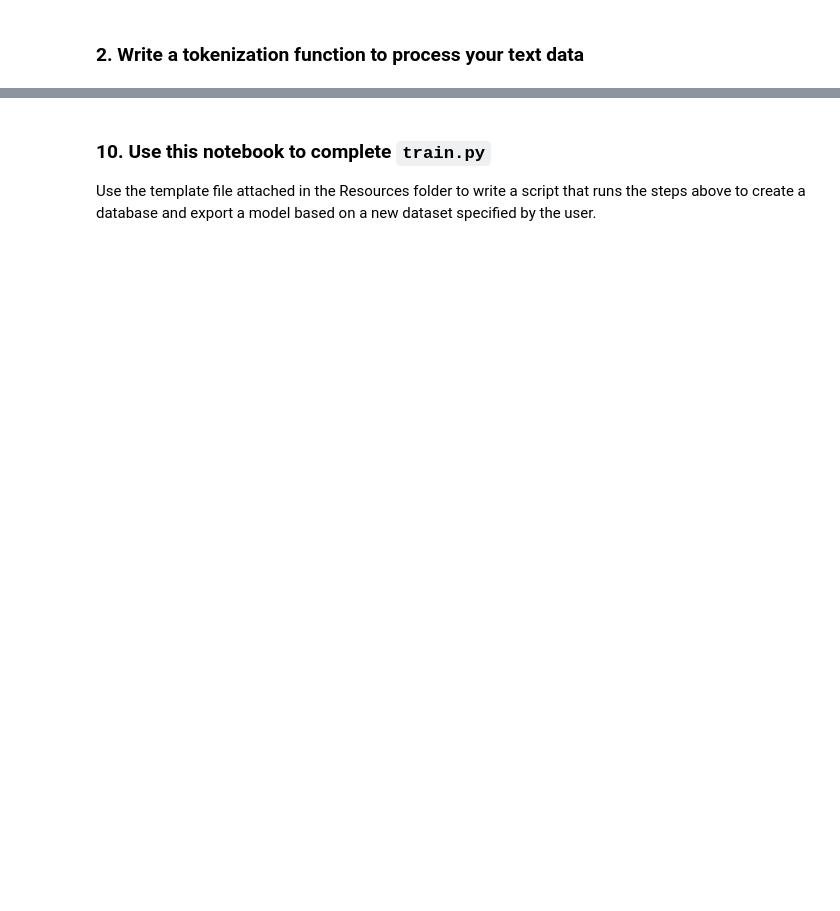
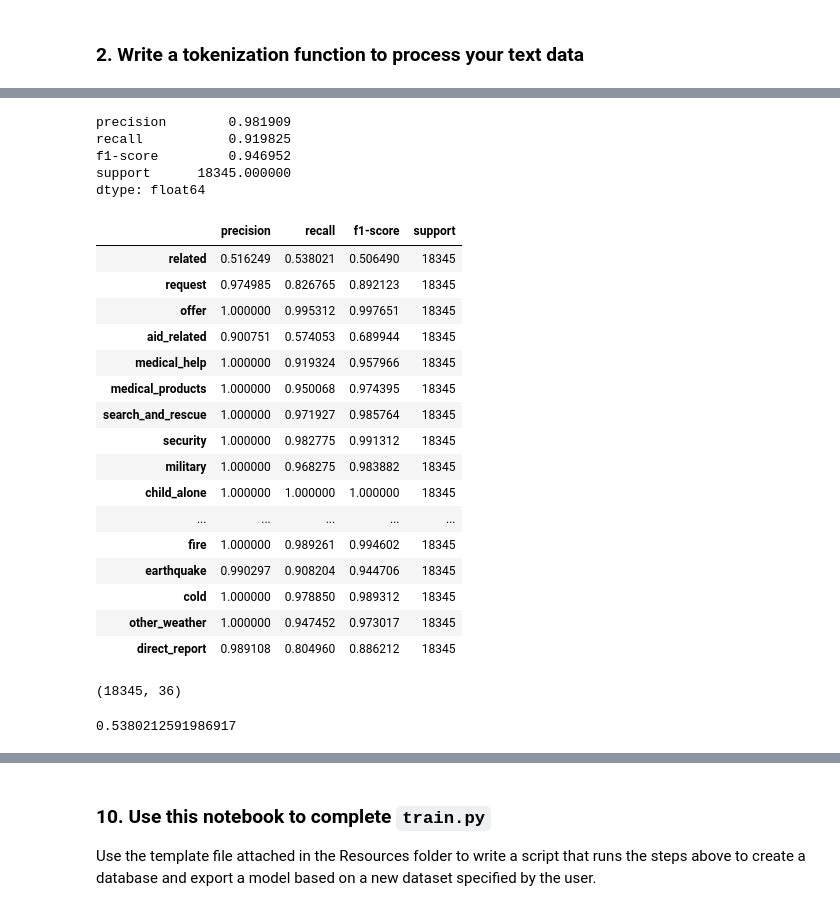
Before and after one commit to binh-bk/nltk-message-response, a Jupyter notebook: ML Pipeline Preparation.ipynb, the cells around one changed output, grey strips where cells are left out. Cells and saved outputs as stored; diff of their text form; code cells hidden in the pictures; blank space fills up the shorter version.

```diff
--- a/ML Pipeline Preparation.ipynb
+++ b/ML Pipeline Preparation.ipynb
@@ -271,0 +246,28 @@ weighted avg       0.95      0.80      0.86      7863
+# %%
+# we can fix some features and fine tune by another run
+X_train, X_test, Y_train, Y_test = train_test_split(X, Y, test_size=0.7, random_state=1)
+pipeline_knn = Pipeline([
+    ('vect', CountVectorizer(tokenizer=tokenize, ngram_range=(1,1))),
+    ('tfidf', TfidfTransformer()),
+    ('clf', MultiOutputClassifier(KNeighborsClassifier()))
+])
+parameters = {
+#         'vect__stop_words': (None, 'english'),
+#         'vect__ngram_range': ((1, 1)),
+        'vect__max_df': (0.25, 0.5, 0.75),
+        'vect__max_features': (500, 1000, 2000),
+        'tfidf__use_idf': (True, False),
+#         'tfidf__smooth_idf': (True, False),
+#         'tfidf__sublinear_tf': (True, False),
+        'clf__estimator__n_neighbors': [5, 10, 20],
+#         'clf__estimator__weights': ['uniform', 'distance'],
+#         'clf__estimator__algorithm': ['auto', 'ball_tree', 'kd_tree', 'brute'],
+#         'clf__estimator__leaf_size': [1,10,30,50],
+#         'clf__estimator__p': [1,2,3]
+    }
+cv = GridSearchCV(pipeline_knn, param_grid=parameters, cv=5, verbose=True, n_jobs=12)
+
+start = time.time()
+cv.fit(X_train, Y_train)
+last_for = time.time() - start
+print(f'Total training time: {last_for:.1f} seconds')
@@ -271,0 +302,25 @@ weighted avg       0.95      0.80      0.86      7863
+# %%
+quick_eval(cv)
+# %% [output]
+precision        0.981909
+recall           0.919825
+f1-score         0.946952
+support      18345.000000
+dtype: float64
+|  | precision | recall | f1-score | support |
+| related | 0.516249 | 0.538021 | 0.506490 | 18345 |
+| request | 0.974985 | 0.826765 | 0.892123 | 18345 |
+| offer | 1.000000 | 0.995312 | 0.997651 | 18345 |
+| aid_related | 0.900751 | 0.574053 | 0.689944 | 18345 |
+| medical_help | 1.000000 | 0.919324 | 0.957966 | 18345 |
+| medical_products | 1.000000 | 0.950068 | 0.974395 | 18345 |
+| search_and_rescue | 1.000000 | 0.971927 | 0.985764 | 18345 |
+| security | 1.000000 | 0.982775 | 0.991312 | 18345 |
+| military | 1.000000 | 0.968275 | 0.983882 | 18345 |
+| child_alone | 1.000000 | 1.000000 | 1.000000 | 18345 |
+| ... | ... | ... | ... | ... |
+| fire | 1.000000 | 0.989261 | 0.994602 | 18345 |
+| earthquake | 0.990297 | 0.908204 | 0.944706 | 18345 |
+| cold | 1.000000 | 0.978850 | 0.989312 | 18345 |
+| other_weather | 1.000000 | 0.947452 | 0.973017 | 18345 |
+| direct_report | 0.989108 | 0.804960 | 0.886212 | 18345 |
@@ -271,0 +330,4 @@ weighted avg       0.95      0.80      0.86      7863
+# %%
+Y_predict.shape
+# %% [output]
+(18345, 36)
@@ -271,0 +336,4 @@ weighted avg       0.95      0.80      0.86      7863
+# %%
+accuracy_score(Y_predict[:, 0], Y_test[:, 0])
+# %% [output]
+0.5380212591986917
```
Also changed, not shown: parts of 82 cells of this notebook, 14 other files.
